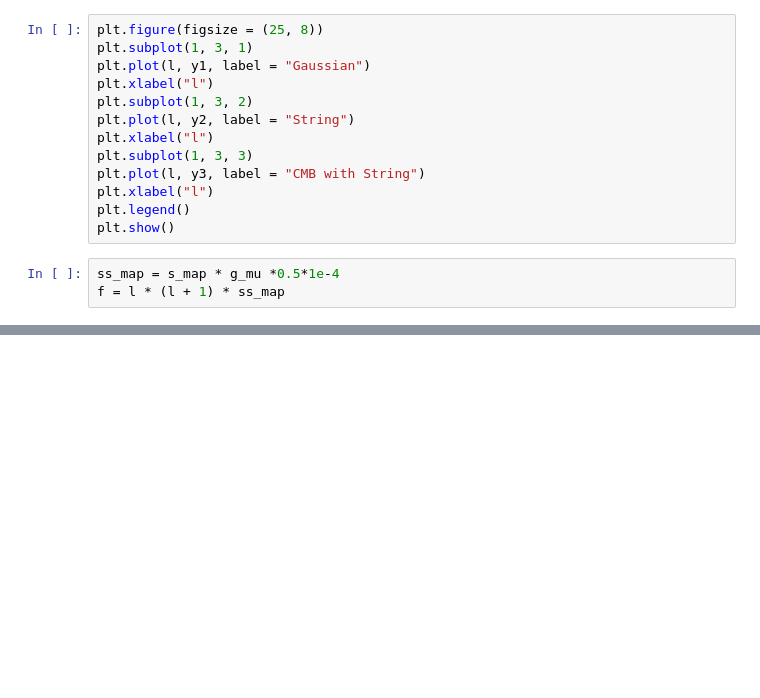
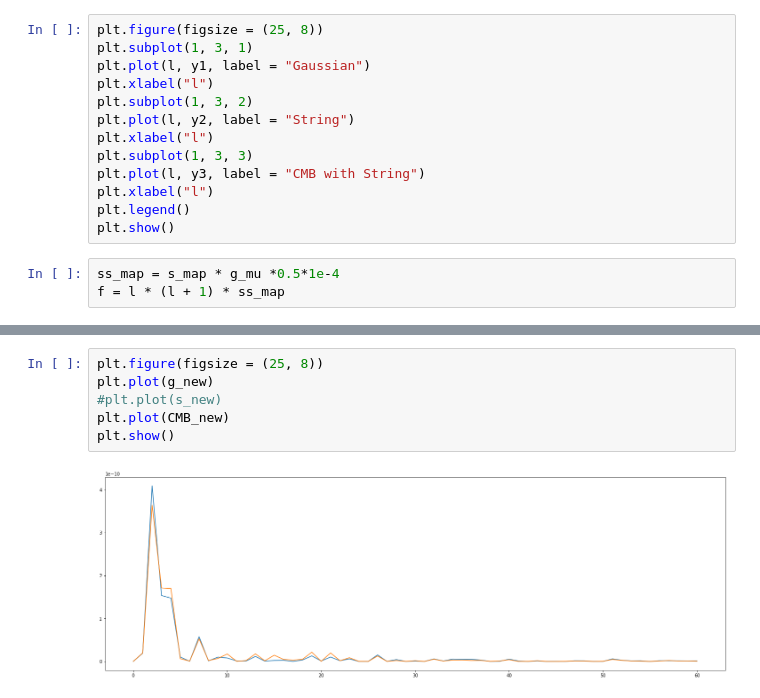
Before and after one commit to KumarDhruv/HealPy_Mollview, a Jupyter notebook: Final_HealPy_.ipynb, the cells around one changed output, grey strips where cells are left out. Cells and saved outputs as stored; diff of their text form; blank space fills up the shorter version.

```diff
--- a/Final_HealPy_.ipynb
+++ b/Final_HealPy_.ipynb
@@ -72,0 +157,8 @@ plt.plot()
+# %%
+plt.figure(figsize = (25, 8))
+plt.plot(g_new)
+#plt.plot(s_new)
+plt.plot(CMB_new)
+plt.show()
+# %% [output]
+[figure, added]
```
Also changed, not shown: parts of 15 cells of this notebook.
